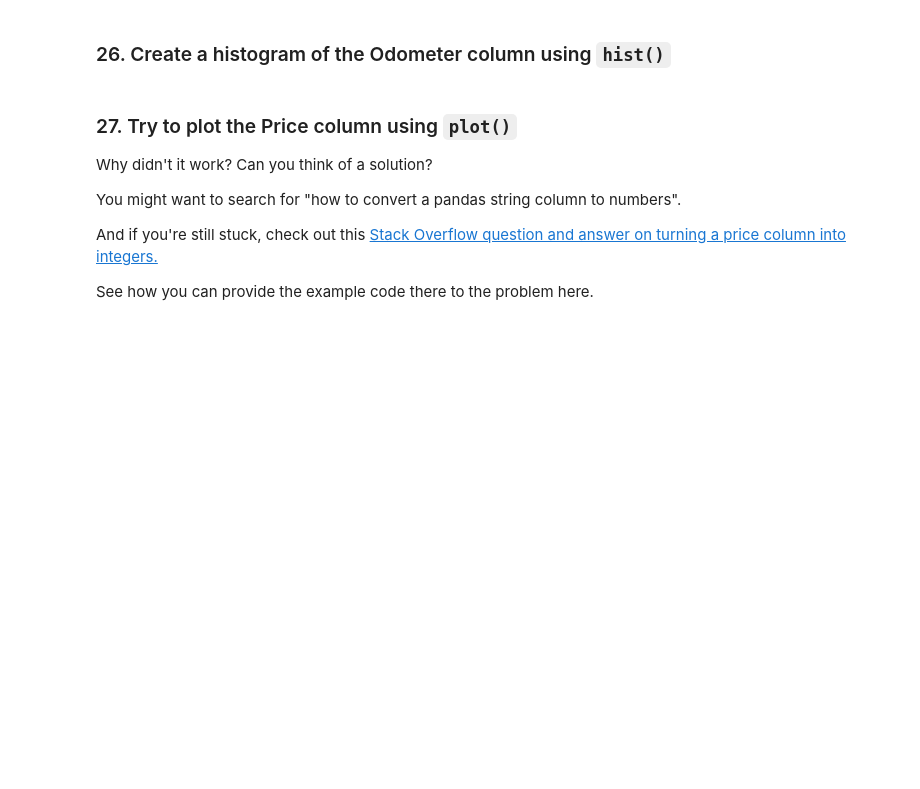
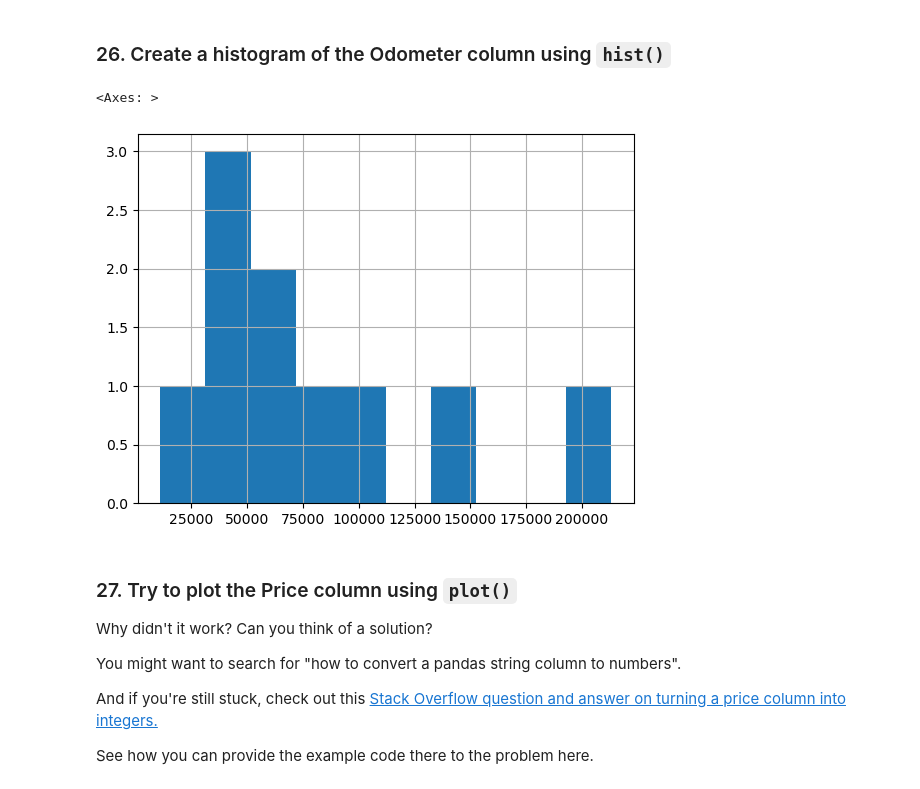
Before and after one commit to learner-Piyush/pandas-assignment, a Jupyter notebook: pandas-practice.ipynb, the cells around one changed output. Drawn from its saved outputs; the diff is of its cells as text; code cells hidden in the pictures; blank space fills up the shorter version.

```diff
--- a/pandas-practice.ipynb
+++ b/pandas-practice.ipynb
@@ -13,3 +45,6 @@
 # %% [markdown]
 ### 6. Import `./data/raw/car-sales.csv` and turn it into a DataFrame
 **Note**: Since you've imported `./data/raw/car-sales.csv` as a DataFrame, we'll now refer to this DataFrame as 'the car sales DataFrame'.
+# %%
+carSales = pd.read_csv("./data/raw/car-sales.csv")
+carSales
@@ -59,5 +263,10 @@ Don't forget to use `%matplotlib inline`
 # %% [markdown]
 ### 26. Create a histogram of the Odometer column using `hist()`
+# %%
+carSales["Odometer (KM)"].hist()
+# %% [output]
+<Axes: >
+[figure, added]
 # %% [markdown]
 ### 27. Try to plot the Price column using `plot()`
 Why didn't it work? Can you think of a solution?
```
Also changed, not shown: parts of 51 cells of this notebook, 3 other files.
